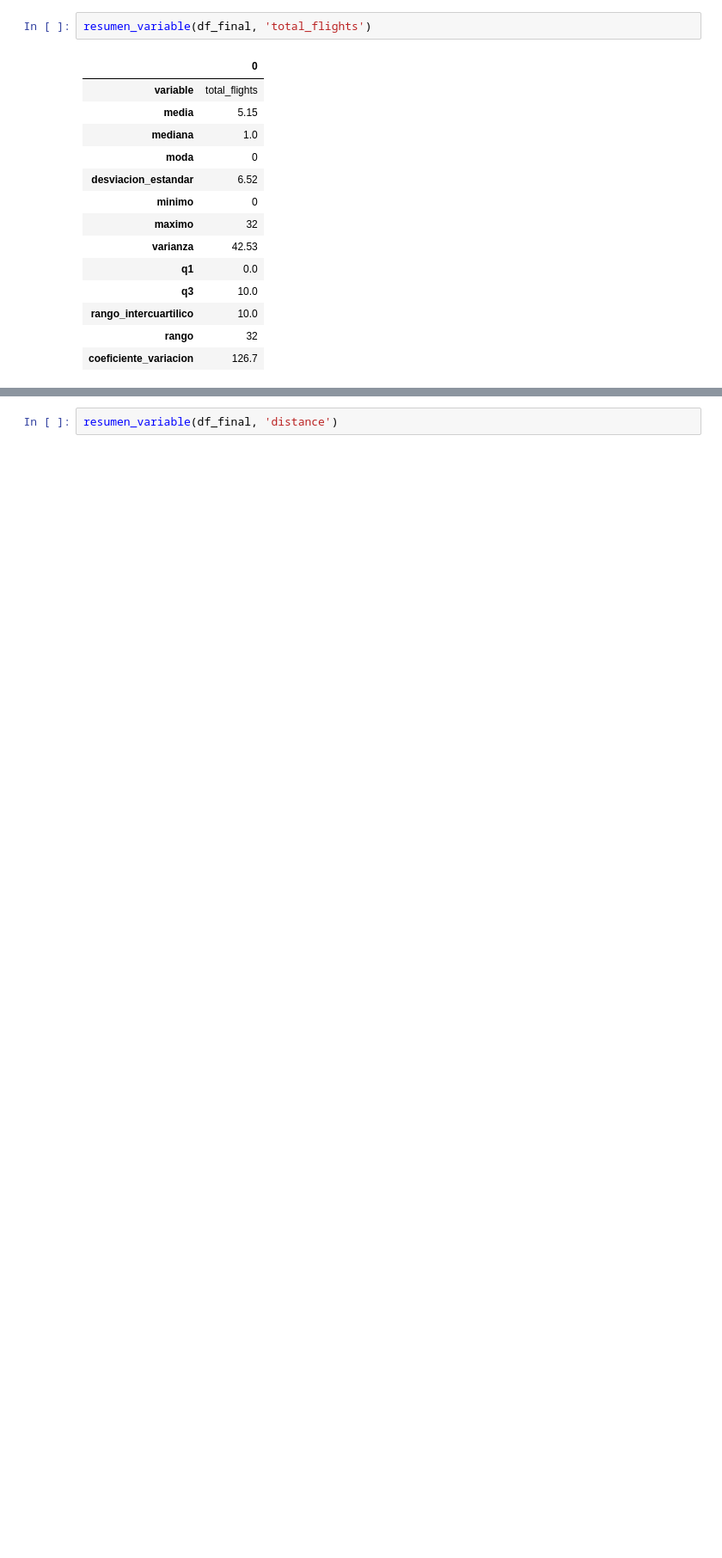
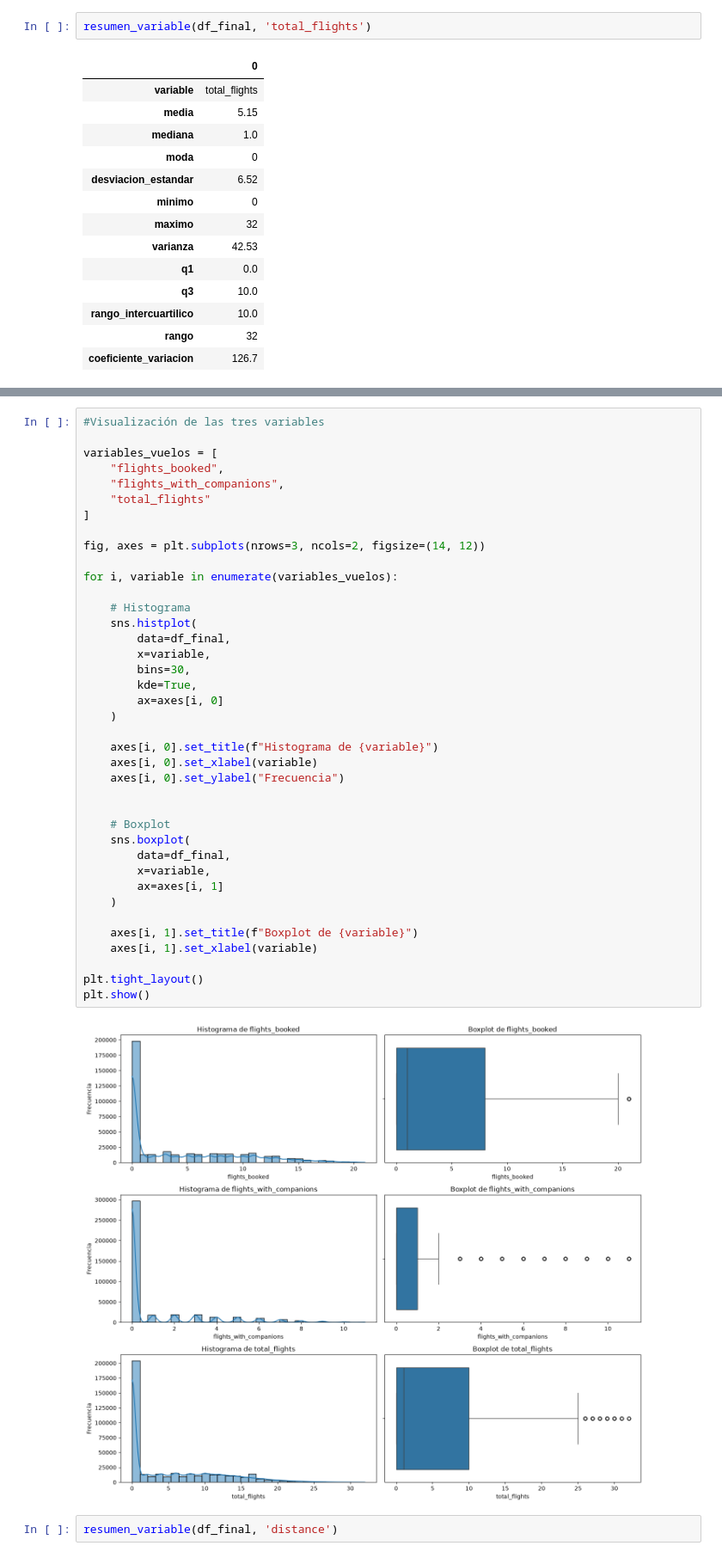
Before and after one commit to Adalab/bda-modulo-3-evaluacion-final-beatrizsjj, a Jupyter notebook: Analisis.ipynb, the cells around one changed output, grey strips where cells are left out. Shown at 86% size. Saved outputs shown, nothing was run; the diff lists cells and outputs as text; blank space fills up the shorter version.

```diff
--- a/Analisis.ipynb
+++ b/Analisis.ipynb
@@ -155,3 +156,44 @@ Análisis:
+# %%
+#Visualización de las tres variables
+
+variables_vuelos = [
+    "flights_booked",
+    "flights_with_companions",
+    "total_flights"
+]
+
+fig, axes = plt.subplots(nrows=3, ncols=2, figsize=(14, 12))
+
+for i, variable in enumerate(variables_vuelos):
+
+    # Histograma
+    sns.histplot(
+        data=df_final,
+        x=variable,
+        bins=30,
+        kde=True,
+        ax=axes[i, 0]
+    )
+
+    axes[i, 0].set_title(f"Histograma de {variable}")
+    axes[i, 0].set_xlabel(variable)
+    axes[i, 0].set_ylabel("Frecuencia")
+
+
+    # Boxplot
+    sns.boxplot(
+        data=df_final,
+        x=variable,
+        ax=axes[i, 1]
+    )
+
+    axes[i, 1].set_title(f"Boxplot de {variable}")
+    axes[i, 1].set_xlabel(variable)
+
+plt.tight_layout()
+plt.show()
+# %% [output]
+[figure, added]
 # %%
 resumen_variable(df_final, 'distance')
 # %% [output]
```
Also changed, not shown: parts of 25 cells of this notebook, 1 other file.
